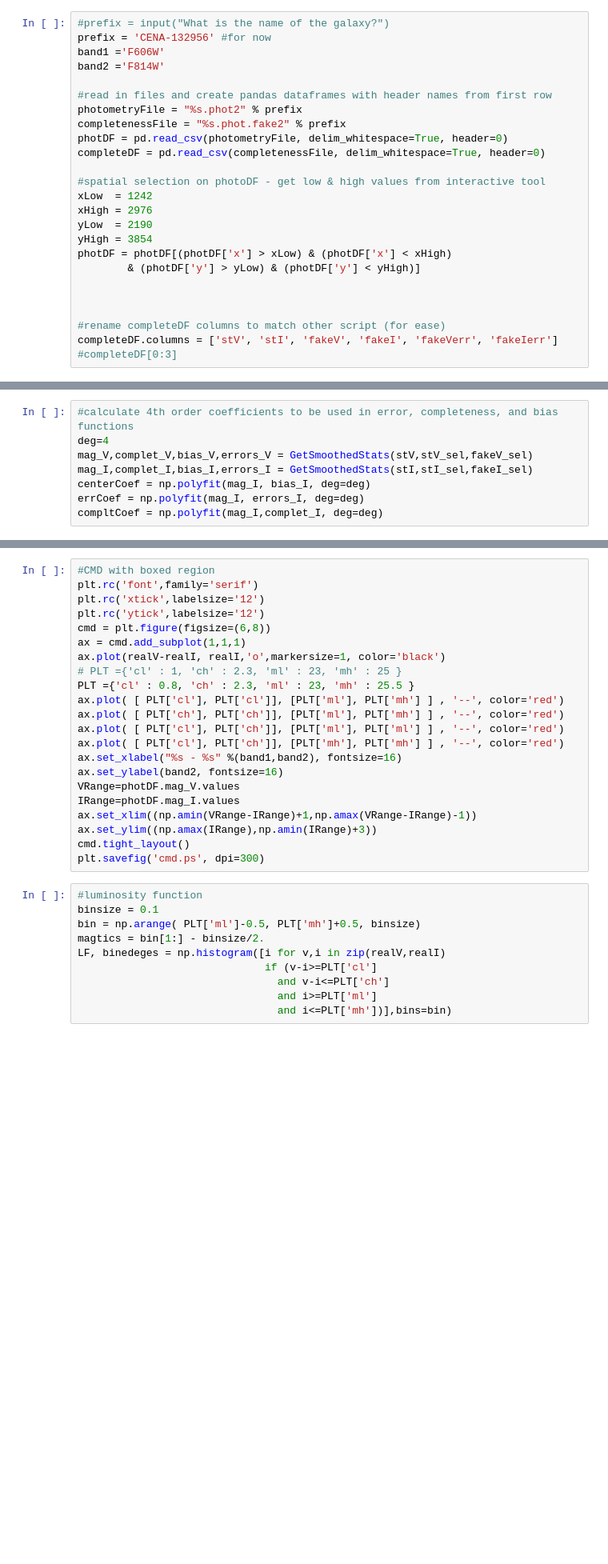
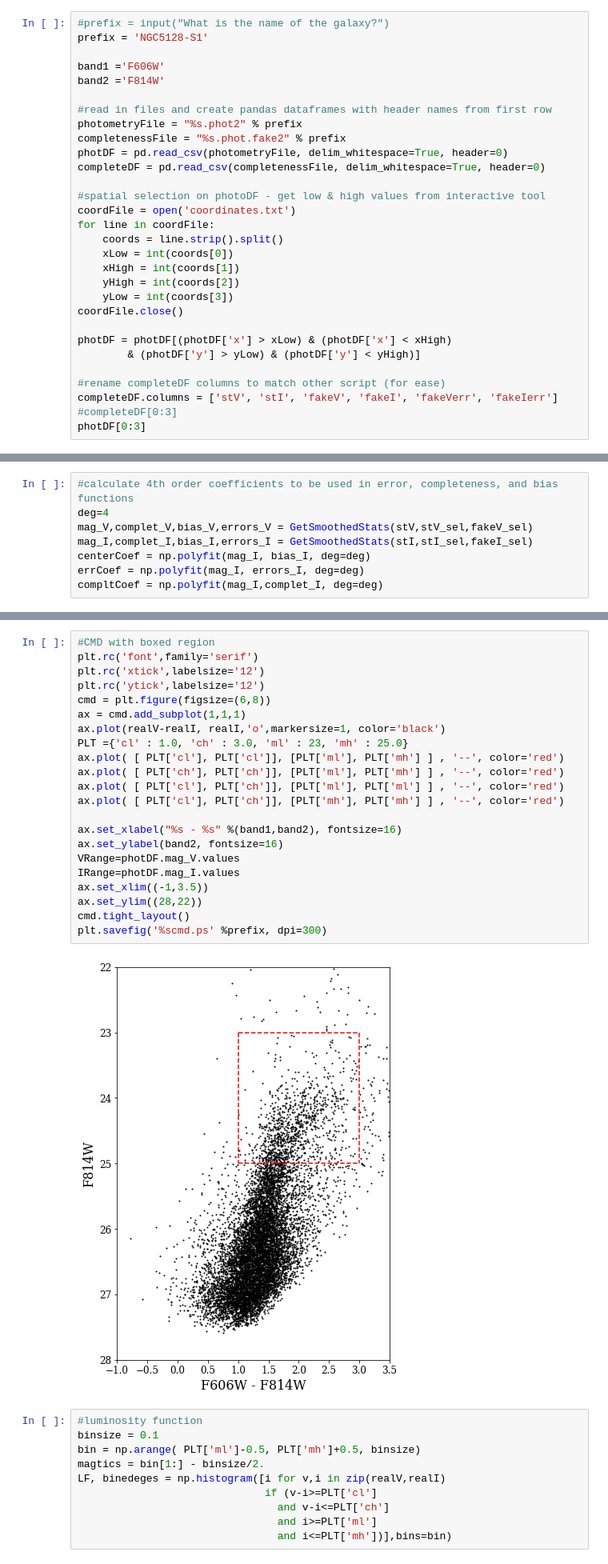
Before and after one commit to lucarizzi/hst-project, a Jupyter notebook: trgb-GA/TRGB_GA.ipynb, the cells around one changed output, grey strips where cells are left out. Shown at 80% size. Drawn from its saved outputs; the diff is of its cells as text; blank space fills up the shorter version.

Commit message:
added galaxy name to plots, auto read in coordinates

```diff
--- a/trgb-GA/TRGB_GA.ipynb
+++ b/trgb-GA/TRGB_GA.ipynb
@@ -16,7 +23,8 @@ warnings.filterwarnings("ignore", category=DeprecationWarning)
 %matplotlib inline
 # %%
 #prefix = input("What is the name of the galaxy?")
-prefix = 'CENA-132956' #for now
+prefix = 'NGC5128-S1'
+
 band1 ='F606W'
 band2 ='F814W'
 
@@ -27,15 +35,19 @@ photDF = pd.read_csv(photometryFile, delim_whitespace=True, header=0)
 completeDF = pd.read_csv(completenessFile, delim_whitespace=True, header=0)
 
 #spatial selection on photoDF - get low & high values from interactive tool
-xLow  = 1242
-xHigh = 2976
-yLow  = 2190
-yHigh = 3854
+coordFile = open('coordinates.txt')
+for line in coordFile:
+    coords = line.strip().split()
+    xLow = int(coords[0])
+    xHigh = int(coords[1])
+    yHigh = int(coords[2])
+    yLow = int(coords[3])
+coordFile.close()
+
 photDF = photDF[(photDF['x'] > xLow) & (photDF['x'] < xHigh)
         & (photDF['y'] > yLow) & (photDF['y'] < yHigh)]
-
-
 
 #rename completeDF columns to match other script (for ease)
 completeDF.columns = ['stV', 'stI', 'fakeV', 'fakeI', 'fakeVerr', 'fakeIerr']
 #completeDF[0:3]
+photDF[0:3]
@@ -138,25 +160,27 @@ plt.savefig('functions.ps', dpi=300)
 # %%
 #CMD with boxed region
 plt.rc('font',family='serif')
 plt.rc('xtick',labelsize='12')
 plt.rc('ytick',labelsize='12')
 cmd = plt.figure(figsize=(6,8))
 ax = cmd.add_subplot(1,1,1)
 ax.plot(realV-realI, realI,'o',markersize=1, color='black')
-# PLT ={'cl' : 1, 'ch' : 2.3, 'ml' : 23, 'mh' : 25 }
-PLT ={'cl' : 0.8, 'ch' : 2.3, 'ml' : 23, 'mh' : 25.5 }
+PLT ={'cl' : 1.0, 'ch' : 3.0, 'ml' : 23, 'mh' : 25.0}
 ax.plot( [ PLT['cl'], PLT['cl']], [PLT['ml'], PLT['mh'] ] , '--', color='red')
 ax.plot( [ PLT['ch'], PLT['ch']], [PLT['ml'], PLT['mh'] ] , '--', color='red')
 ax.plot( [ PLT['cl'], PLT['ch']], [PLT['ml'], PLT['ml'] ] , '--', color='red')
 ax.plot( [ PLT['cl'], PLT['ch']], [PLT['mh'], PLT['mh'] ] , '--', color='red')
+
 ax.set_xlabel("%s - %s" %(band1,band2), fontsize=16)
 ax.set_ylabel(band2, fontsize=16)
 VRange=photDF.mag_V.values
 IRange=photDF.mag_I.values
-ax.set_xlim((np.amin(VRange-IRange)+1,np.amax(VRange-IRange)-1))
-ax.set_ylim((np.amax(IRange),np.amin(IRange)+3))
+ax.set_xlim((-1,3.5))
+ax.set_ylim((28,22))
 cmd.tight_layout()
-plt.savefig('cmd.ps', dpi=300)
+plt.savefig('%scmd.ps' %prefix, dpi=300)
+# %% [output]
+[figure, added]
 # %%
 #luminosity function
 binsize = 0.1
```
Also changed, not shown: parts of 12 cells of this notebook.
